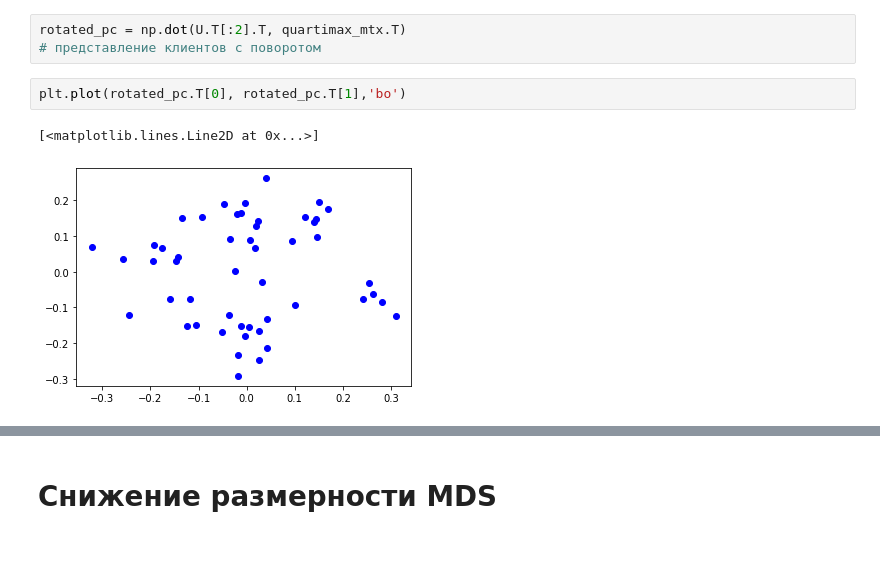
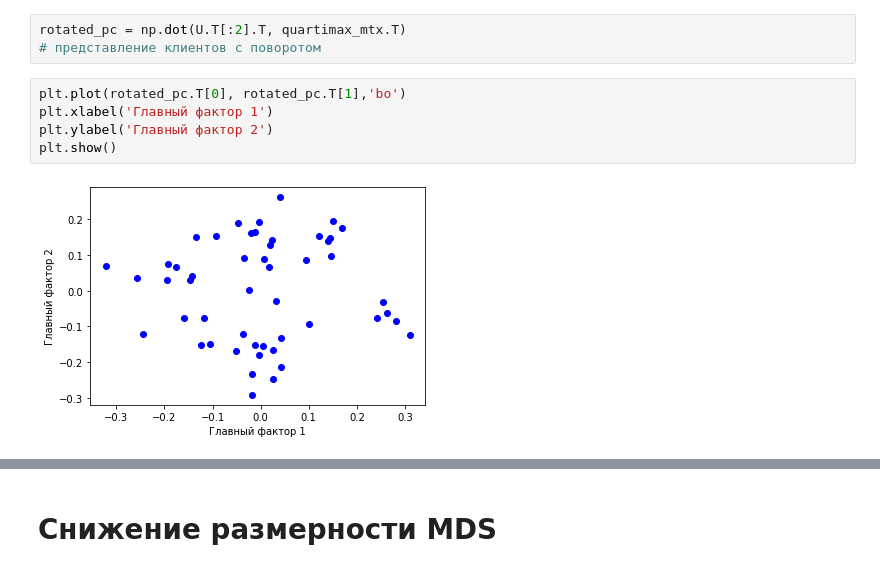
Before and after one commit to zozunin/classic-data-analysis-methods, a Jupyter notebook: DZ2_13.ipynb, the cells around one changed output, grey strips where cells are left out. Cells and saved outputs as stored; diff of their text form.

```diff
--- a/DZ2_13.ipynb
+++ b/DZ2_13.ipynb
@@ -345,6 +364,8 @@ rotated_pc = np.dot(U.T[:2].T, quartimax_mtx.T)
 # представление клиентов с поворотом
 # %%
 plt.plot(rotated_pc.T[0], rotated_pc.T[1],'bo')
+plt.xlabel('Главный фактор 1')
+plt.ylabel('Главный фактор 2')
+plt.show()
 # %% [output]
-[<matplotlib.lines.Line2D at 0x...>]
-[figure, old version]
+[figure, new version]
```
Also changed, not shown: parts of 5 cells of this notebook.
